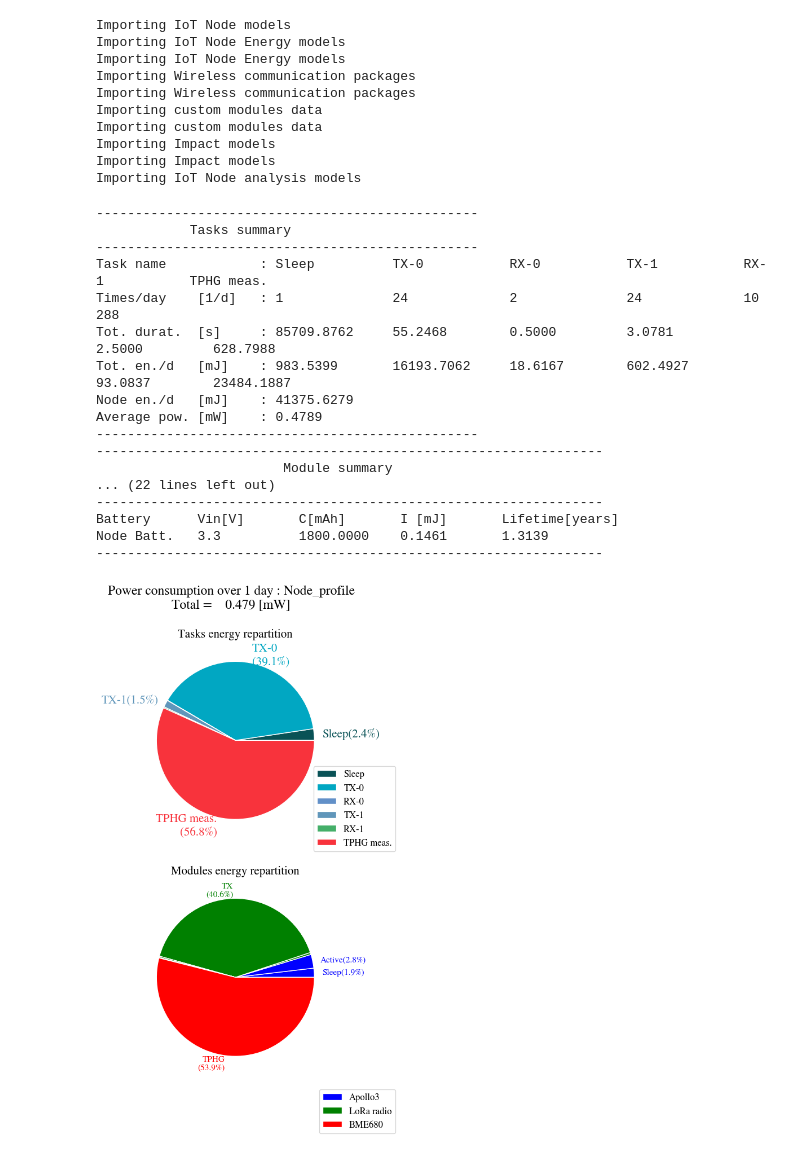
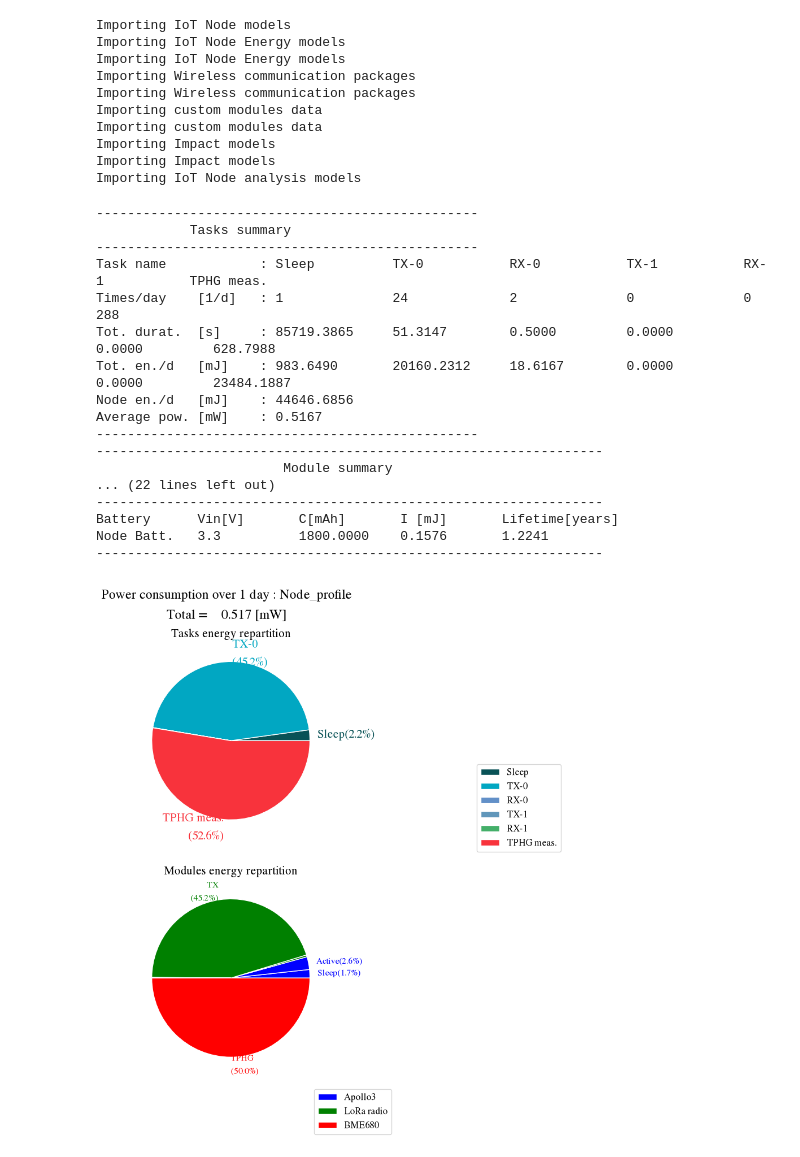
Before and after one commit to PolMaistriaux/IoT_Node_Modeling, a Jupyter notebook: Tests_Verified/NoteBook_Lifetime.ipynb, the cells around one changed output. Cells and saved outputs as stored; diff of their text form; code cells hidden in the pictures.

```diff
--- a/Tests_Verified/NoteBook_Lifetime.ipynb
+++ b/Tests_Verified/NoteBook_Lifetime.ipynb
@@ -81,14 +81,11 @@ node_Batt= Battery(name = "Node Batt.", v = 3.3, capacity_mAh = 1800, i = 0, sel
 node_lora = LoRa_Node(name= "IoT Node", module_list= module_List_3V3, PMU_composition =[node_LDO], Battery = node_Batt, radio_module = radio_module_3V3)
 
 node= LoRa_Node_profile("Node_profile", node_lora,  RX_state=radio_state_RX_3V3,TX_state=radio_state_TX_3V3,
-                    P_TX= PTX_PABOOST_configured, I_TX=I_PABoost_3V3 )
+                    P_TX= PTX_PABOOST_3V3, I_TX=I_PABoost_3V3 )
 
-this_task_tx0 = node.create_task_tx(name="TX-0", Ptx = 17,SF=7 ,Coding=1,Header=True,DE = 1,BW = 125e3, Payload = 50, TX_rate=24*1)
+this_task_tx0 = node.create_task_tx(name="TX-0", Ptx = 17,SF=7 ,Coding=1,Header=True,DE = 0,BW = 125e3, Payload = 50, TX_rate=24*1)
 this_task_rx0 = node.create_task_rx(name="RX-0", RX_rate=2, RX_duration=0.250 )
 
-this_task_tx1 = node.create_task_tx(name="TX-1", Ptx = 17,SF=12 ,Coding=1,Header=True,DE = 1,BW = 125e3, Payload = 50, TX_rate=24*1)
-this_task_rx1 = node.create_task_rx(name="RX-1", RX_rate=10, RX_duration=0.250 )
-
 node.add_task(task_TPHG_3V3,24*12)
 # %%
 def PL_model(d):
@@ -99,26 +95,25 @@ this_task_tx1.set_Path_loss_model(PL_model)
 # %%
 this_task_tx0.set_distance( d= 1500)
-this_task_tx1.set_distance( d= 200)
 node.compute()
 node.print_Tasks()
 node.print_Modules()
 node.plot_Power()
 # %% [output]
 -------------------------------------------------
             Tasks summary
 -------------------------------------------------
 Task name            : Sleep          TX-0           RX-0           TX-1           RX-1           TPHG meas.
-Times/day    [1/d]   : 1              24             2              24             10             288
-Tot. durat.  [s]     : 85709.8762     55.2468        0.5000         3.0781         2.5000         628.7988
-Tot. en./d   [mJ]    : 983.5399       16193.7062     18.6167        602.4927       93.0837        23484.1887
-Node en./d   [mJ]    : 41375.6279
-Average pow. [mW]    : 0.4789
+Times/day    [1/d]   : 1              24             2              0              0              288
+Tot. durat.  [s]     : 85719.3865     51.3147        0.5000         0.0000         0.0000         628.7988
+Tot. en./d   [mJ]    : 983.6490       20160.2312     18.6167        0.0000         0.0000         23484.1887
+Node en./d   [mJ]    : 44646.6856
+Average pow. [mW]    : 0.5167
 -------------------------------------------------
 -----------------------------------------------------------------
                         Module summary
 ... (22 lines left out)
 -----------------------------------------------------------------
 Battery      Vin[V]       C[mAh]       I [mJ]       Lifetime[years]
-Node Batt.   3.3          1800.0000    0.1461       1.3139
+Node Batt.   3.3          1800.0000    0.1576       1.2241
 -----------------------------------------------------------------
-[figure, old version]
+[figure, new version]
```
Also changed, not shown: parts of 5 cells of this notebook, 6 other files.
